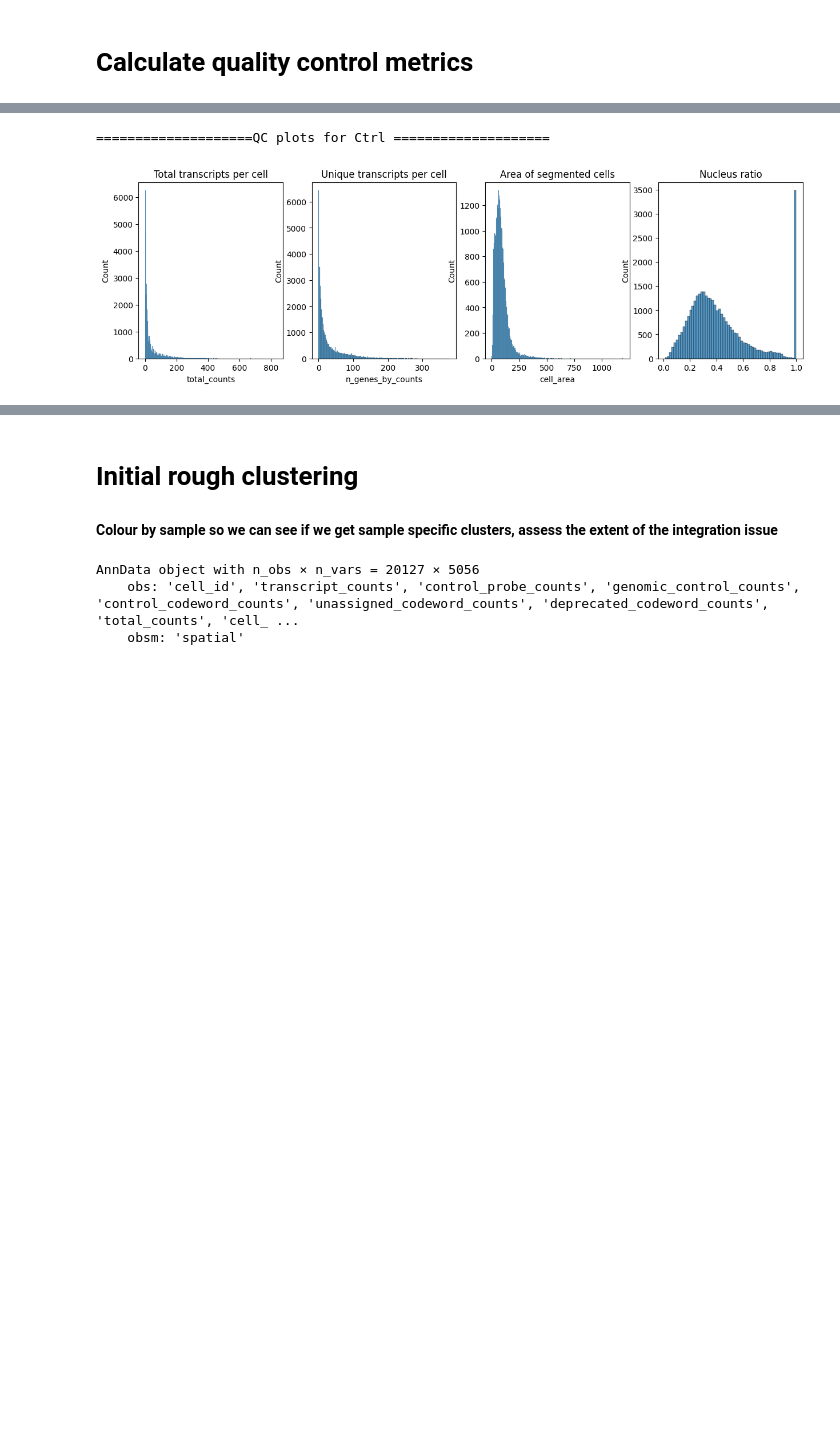
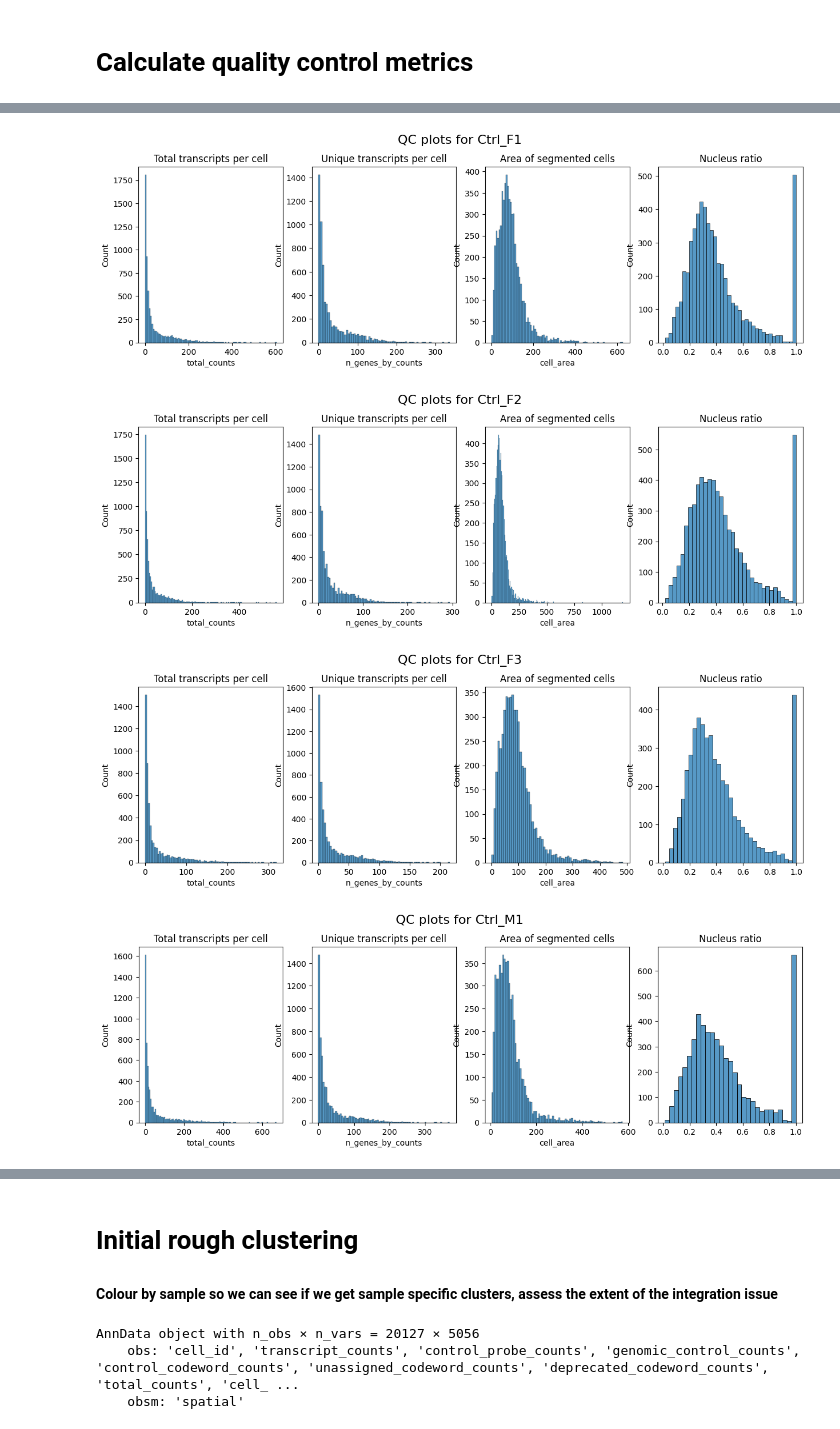
Before and after one commit to DominicBuxton/iMSC_Xenium_Phenocycler_Analysis, a Jupyter notebook: SpatialData_Analysis/xenium_QC_Integration.ipynb, the cells around one changed output, grey strips where cells are left out. Drawn from its saved outputs; the diff is of its cells as text; code cells hidden in the pictures; blank space fills up the shorter version.

Commit message:
Per Replicate processing now available, using spatialdata.query_polygon()

```diff
--- a/SpatialData_Analysis/xenium_QC_Integration.ipynb
+++ b/SpatialData_Analysis/xenium_QC_Integration.ipynb
@@ -174,3 +174,39 @@ added shapes and labelled cells. Unique compartments below
  'Dorsal_dermis_M2' 'Cartilage_M2' 'Ventral_dermis_M2'
  'Ventral_epidermis_M2' 'Ventral_epidermis_M3' 'Ventral_dermis_M3'
  'Dorsal_epidermis_M3' 'Cartilage_M3' 'Dorsal_dermis_M3']
+# %%
+from collections import defaultdict
+keys_to_skip = {'cell_boundaries', 'cell_circles', 'nucleus_boundaries'}
+
+
+replicate_sds = {} #dictionary of replicate spatialdata objects and their names
+for condition, sdata in runs.items():
+
+    shapes_by_replicate = defaultdict(list)
+
+    #group shape names by replicate
+    for shape_name in sdata.shapes.keys():
+            if shape_name in keys_to_skip:
+                continue
+            if "_" not in shape_name:
+                    continue
+            replicate = shape_name.rsplit("_", 1)[1]
+            shapes_by_replicate[replicate].append(shape_name)
+
+    for replicate, shape_names in shapes_by_replicate.items():
+            geometries = []
+
+            for shape_name in shape_names:
+                gdf = sdata.shapes[shape_name]
+                geometries.extend(gdf.geometry)
+
+            #merge all compartment polygons
+            tissue_polygon = gp.GeoSeries(geometries).union_all()
+
+            name = f'{condition}_{replicate}'
+
+            replicate_sds[name] = sd.polygon_query(
+                  sdata,
+                  polygon = tissue_polygon,
+                  target_coordinate_system = 'global'
+            )
@@ -178,7 +217,7 @@ added shapes and labelled cells. Unique compartments below
 #extract anndata tables from spatial data objects
 tables = {}
 
-for condition, sdata in runs.items():
+for condition, sdata in replicate_sds.items():
     tables[condition] = sdata.tables['table']
 
 for condition, anndata in tables.items():
@@ -213,6 +274,7 @@ Negative decoding count % : 0.00027231187334230143
 # %%
-def qc_plots(adata):
+def qc_plots(name, adata):
     """
+    name = name of adata object
     for a given adata object, generates 4 histograms:
             1) Histogram of total_counts
             2) n_genes_by_counts (unique transcripts detected per cell)
@@ -220,39 +282,41 @@ def qc_plots(adata):
             4) Nucleus ratio
     """
     fig, axs = plt.subplots(1, 4, figsize=(15, 4))
+    fig.suptitle(f"QC plots for {name}", fontsize=16, y = 1.02)
 
     axs[0].set_title("Total transcripts per cell")
     sns.histplot(
         adata.obs["total_counts"],
         kde=False,
         ax=axs[0],
     )
 
     axs[1].set_title("Unique transcripts per cell")
     sns.histplot(
         adata.obs["n_genes_by_counts"],
         kde=False,
         ax=axs[1],
     )
 
 
     axs[2].set_title("Area of segmented cells")
     sns.histplot(
         adata.obs["cell_area"],
         kde=False,
         ax=axs[2],
     )
 
     axs[3].set_title("Nucleus ratio")
     sns.histplot(
         adata.obs["nucleus_area"] / adata.obs["cell_area"],
         kde=False,
         ax=axs[3],
     )
 
 for condition, adata in tables.items():
-    print(f'{"="*20}QC plots for {condition} {"="*20}')
-    qc_plots(adata)
+    qc_plots(condition, adata)
 # %% [output]
-====================QC plots for Ctrl ====================
-[figure, old version]
+[figure, new version]
+[figure, added]
+[figure, added]
+[figure, added]
```
Also changed, not shown: parts of 5 cells of this notebook.
